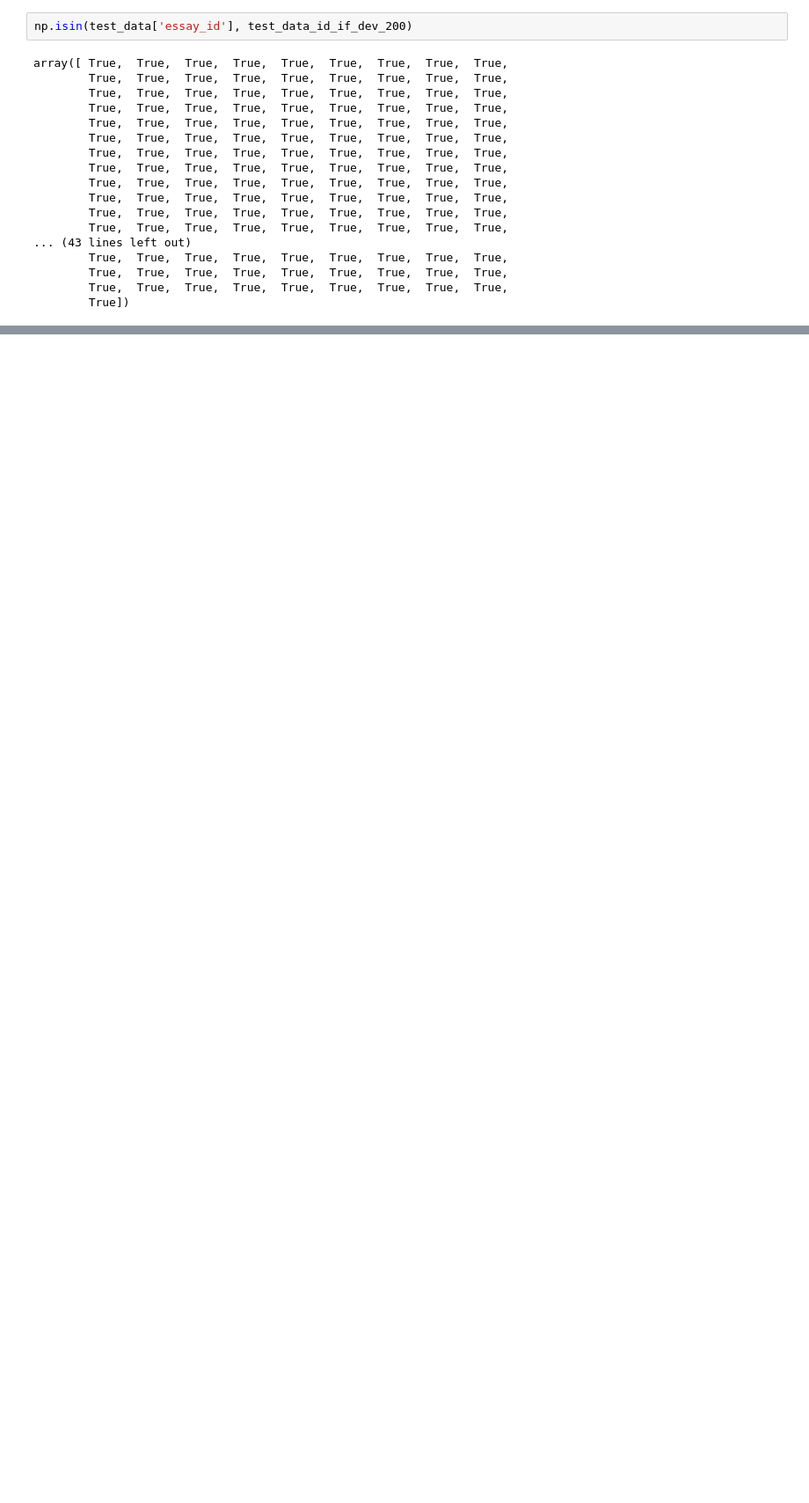
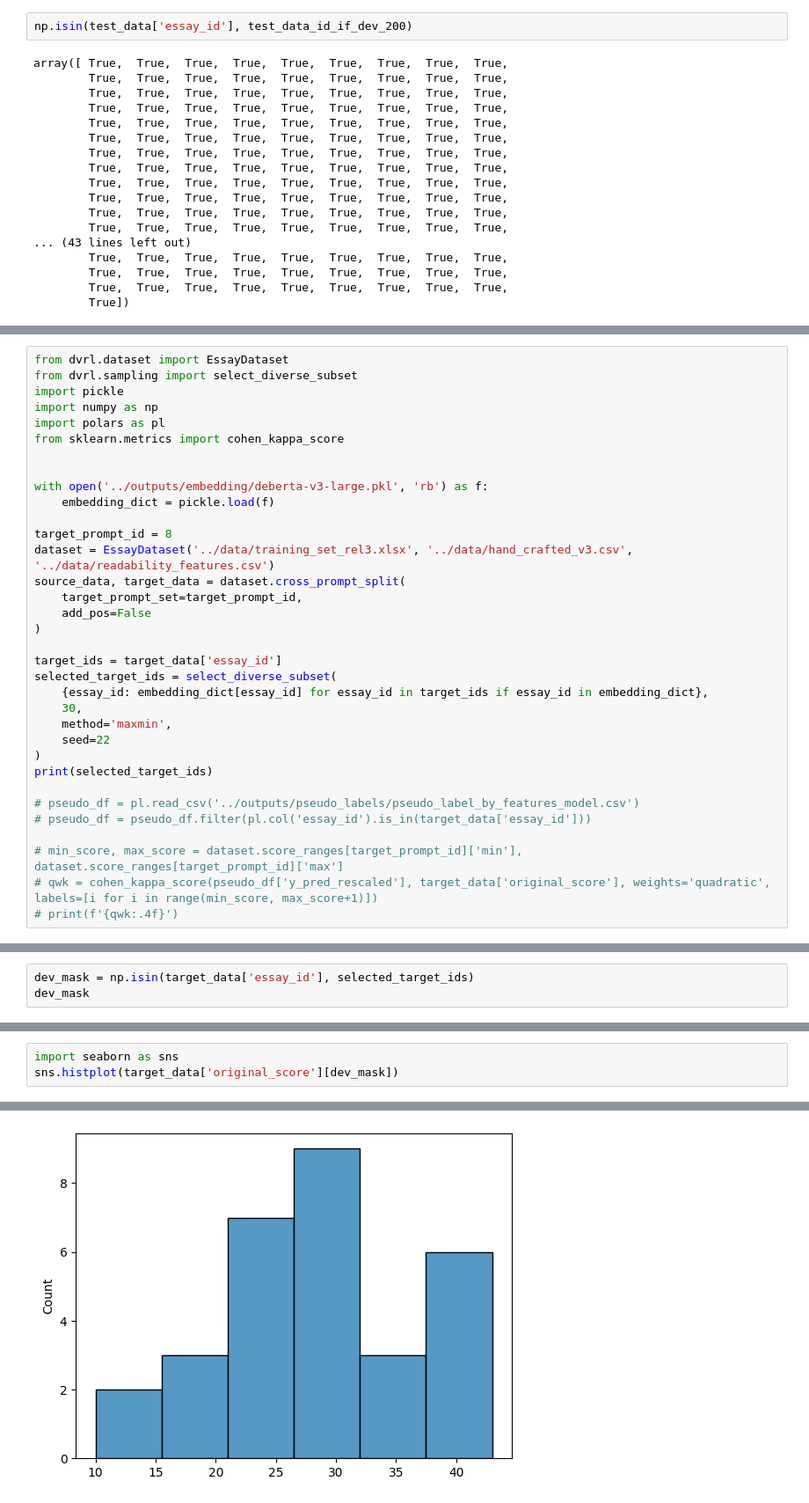
Before and after one commit to takumi0shibata/DVRL-AES, a Jupyter notebook: src/test.ipynb, the cells around one changed output, grey strips where cells are left out. Shown: that part at 88% size. Saved outputs shown, nothing was run; the diff lists cells and outputs as text; blank space fills up the shorter version.

```diff
--- a/src/test.ipynb
+++ b/src/test.ipynb
@@ -404,0 +403,34 @@ array([ True,  True,  True,  True,  True,  True,  True,  True,  True,
+# %%
+from dvrl.dataset import EssayDataset
+from dvrl.sampling import select_diverse_subset
+import pickle
+import numpy as np
+import polars as pl
+from sklearn.metrics import cohen_kappa_score
+
+
+with open('../outputs/embedding/deberta-v3-large.pkl', 'rb') as f:
+    embedding_dict = pickle.load(f)
+
+target_prompt_id = 8
+dataset = EssayDataset('../data/training_set_rel3.xlsx', '../data/hand_crafted_v3.csv', '../data/readability_features.csv')
+source_data, target_data = dataset.cross_prompt_split(
+    target_prompt_set=target_prompt_id,
+    add_pos=False
+)
+
+target_ids = target_data['essay_id']
+selected_target_ids = select_diverse_subset(
+    {essay_id: embedding_dict[essay_id] for essay_id in target_ids if essay_id in embedding_dict},
+    30,
+    method='maxmin',
+    seed=22
+)
+print(selected_target_ids)
+
+# pseudo_df = pl.read_csv('../outputs/pseudo_labels/pseudo_label_by_features_model.csv')
+# pseudo_df = pseudo_df.filter(pl.col('essay_id').is_in(target_data['essay_id']))
+
+# min_score, max_score = dataset.score_ranges[target_prompt_id]['min'], dataset.score_ranges[target_prompt_id]['max']
+# qwk = cohen_kappa_score(pseudo_df['y_pred_rescaled'], target_data['original_score'], weights='quadratic', labels=[i for i in range(min_score, max_score+1)])
+# print(f'{qwk:.4f}')
@@ -404,0 +439,3 @@ array([ True,  True,  True,  True,  True,  True,  True,  True,  True,
+# %%
+dev_mask = np.isin(target_data['essay_id'], selected_target_ids)
+dev_mask
@@ -404,0 +460,4 @@ array([ True,  True,  True,  True,  True,  True,  True,  True,  True,
+# %%
+import seaborn as sns
+sns.histplot(target_data['original_score'][dev_mask])
+# %% [output]
@@ -404,0 +465 @@ array([ True,  True,  True,  True,  True,  True,  True,  True,  True,
+[figure, added]
```
Also changed, not shown: parts of 6 cells of this notebook, 20 other files.
